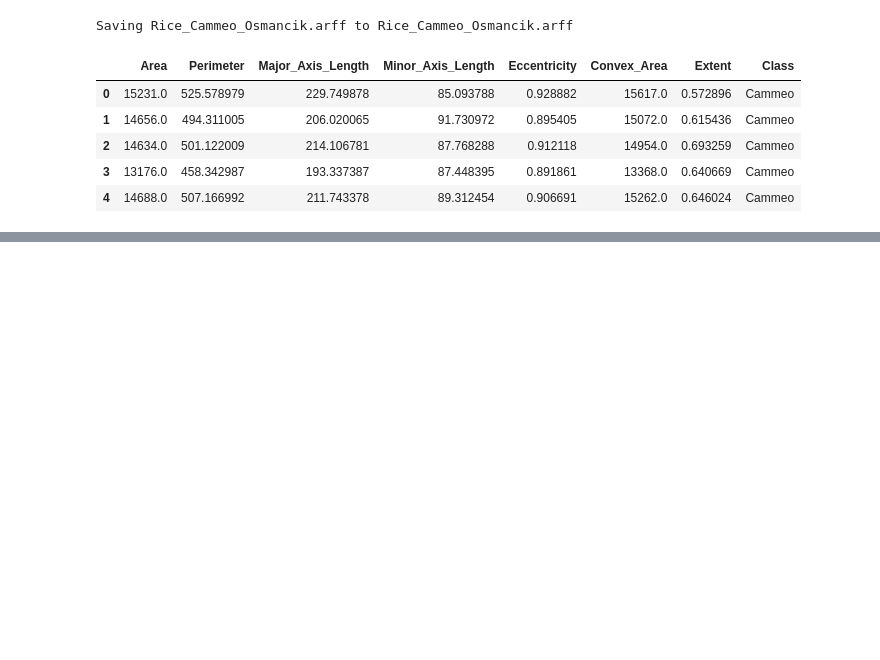
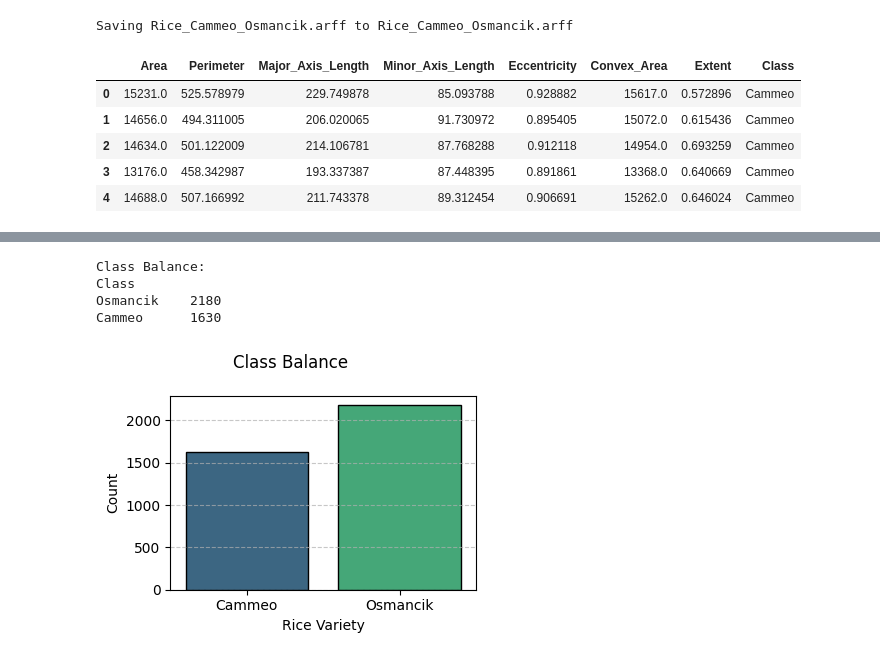
Before and after one commit to irtizzaaa/Machine-Learning-Assignment, a Jupyter notebook: ML_Task1.ipynb, the cells around one changed output, grey strips where cells are left out. Drawn from its saved outputs; the diff is of its cells as text; code cells hidden in the pictures; blank space fills up the shorter version.

```diff
--- a/ML_Task1.ipynb
+++ b/ML_Task1.ipynb
@@ -159,0 +124,24 @@ else:
+# %%
+# Check class balance with clean output
+print("Class Balance:")
+print(df['Class'].value_counts().to_string(index=True))
+
+# Visualize class balance with a smaller, visually appealing plot
+plt.figure(figsize=(4, 3))  # Adjust figure size
+sns.countplot(data=df, x='Class', palette="viridis", edgecolor='black')  # Edge color for better visual distinction
+
+plt.suptitle("Class Balance")
+plt.xlabel("Rice Variety", fontsize=10)
+plt.ylabel("Count", fontsize=10)
+plt.xticks(fontsize=10)
+plt.yticks(fontsize=10)
+plt.grid(axis='y', linestyle='--', alpha=0.7)  # Add a light grid on y-axis for readability
+
+plt.tight_layout()  # Adjust layout for better spacing
+plt.show()
+# %% [output]
+Class Balance:
+Class
+Osmancik    2180
+Cammeo      1630
+[figure, added]
```
Also changed, not shown: parts of 18 cells of this notebook.
